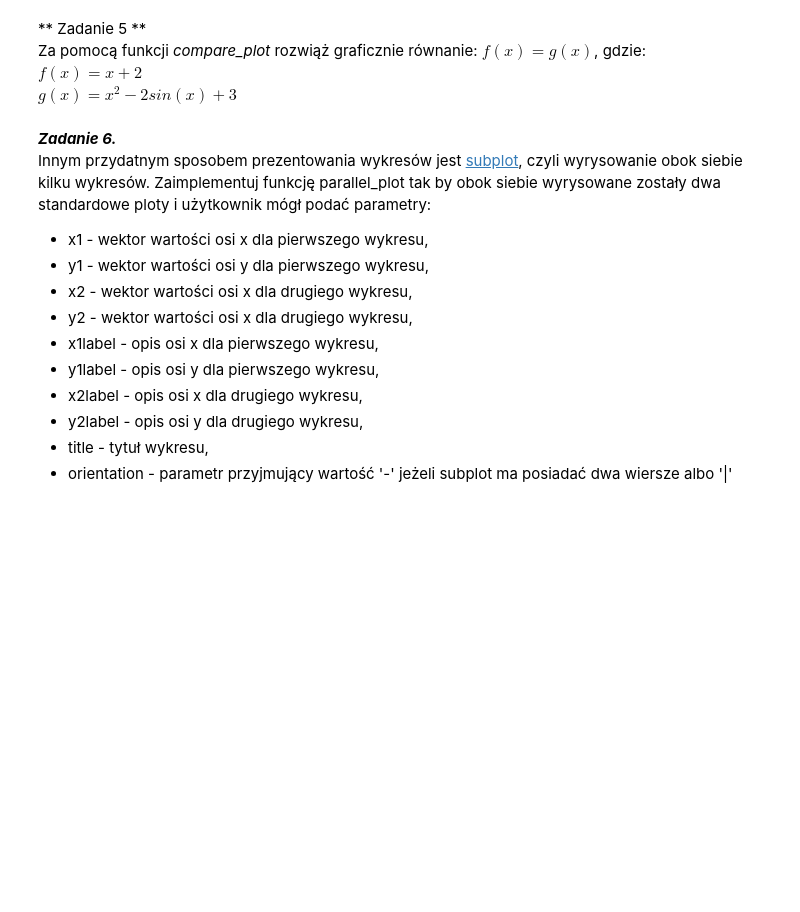
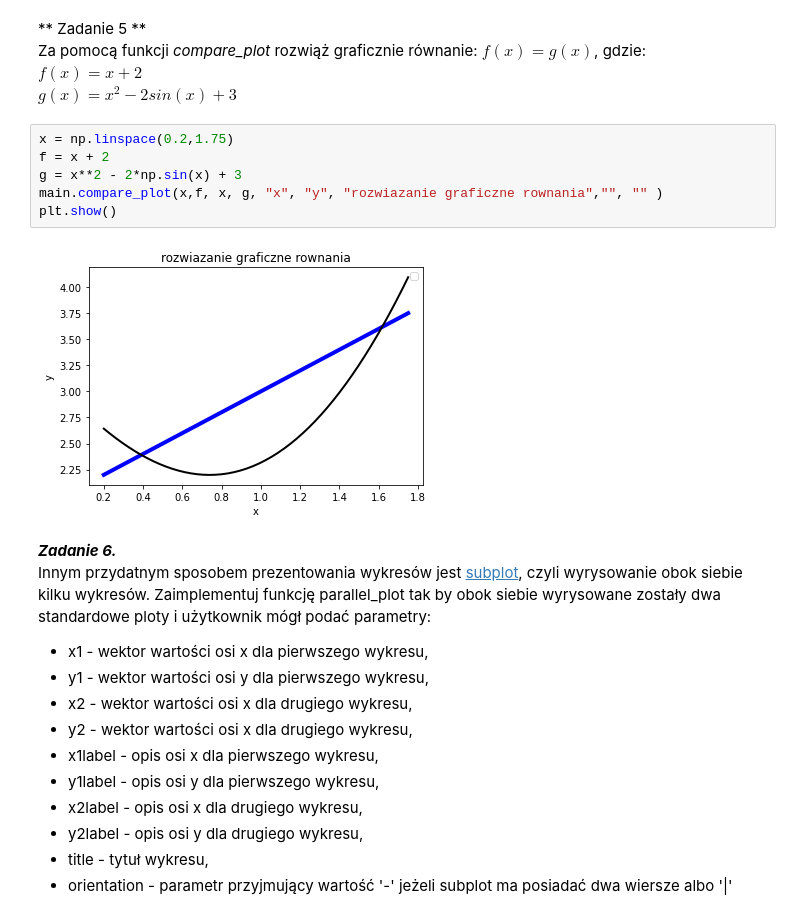
Before and after one commit to SzymonKupiecki/lab2, a Jupyter notebook: sprawozdanie.ipynb, the cells around one changed output. Drawn from its saved outputs; the diff is of its cells as text; blank space fills up the shorter version.

```diff
--- a/sprawozdanie.ipynb
+++ b/sprawozdanie.ipynb
@@ -116,6 +136,14 @@ Jeżeli nie da się wyrysować danych należy zwrócić wartość None.
 Za pomocą funkcji *compare\_plot* rozwiąż graficznie równanie: $f(x) = g(x)$, gdzie:
 $f(x) = x+2$
 $g(x) = x^2 -2sin(x) + 3$
+# %%
+x = np.linspace(0.2,1.75)
+f = x + 2
+g = x**2 - 2*np.sin(x) + 3
+main.compare_plot(x,f, x, g, "x", "y", "rozwiazanie graficzne rownania","", "" )
+plt.show()
+# %% [output]
+[figure, added]
 # %% [markdown]
 ***Zadanie 6.***
 Innym przydatnym sposobem prezentowania wykresów jest [subplot](https://matplotlib.org/3.3.2/api/_as_gen/matplotlib.pyplot.subplot.html), czyli wyrysowanie obok siebie kilku wykresów. Zaimplementuj funkcję parallel_plot tak by obok siebie wyrysowane zostały dwa standardowe ploty i użytkownik mógł podać parametry:
```
Also changed, not shown: parts of 5 cells of this notebook, 1 other file.
